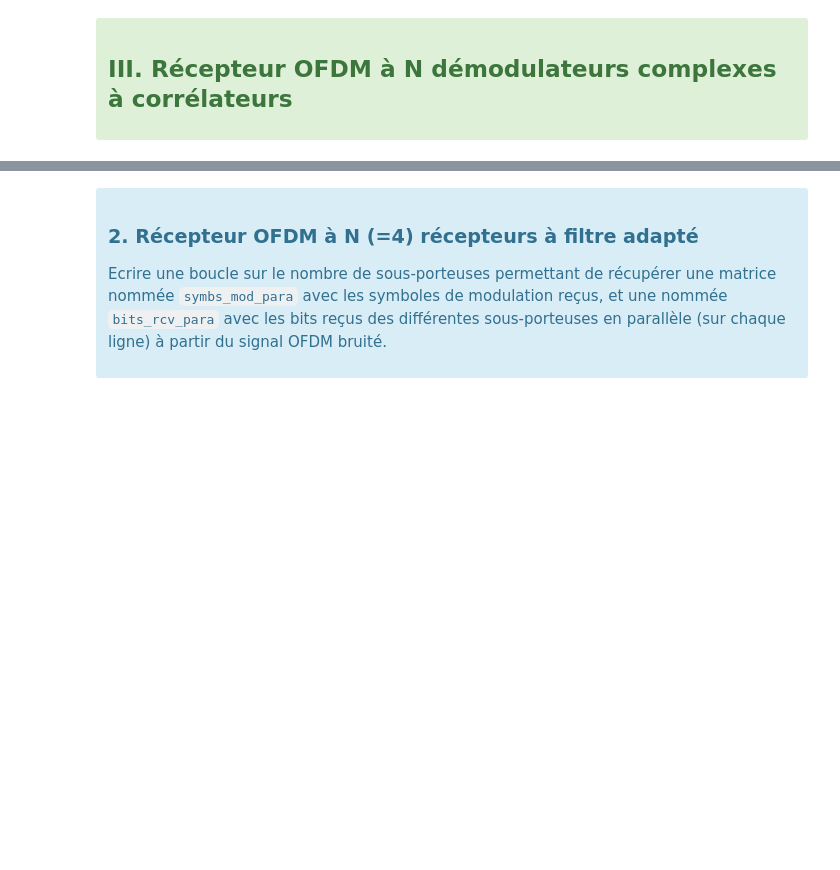
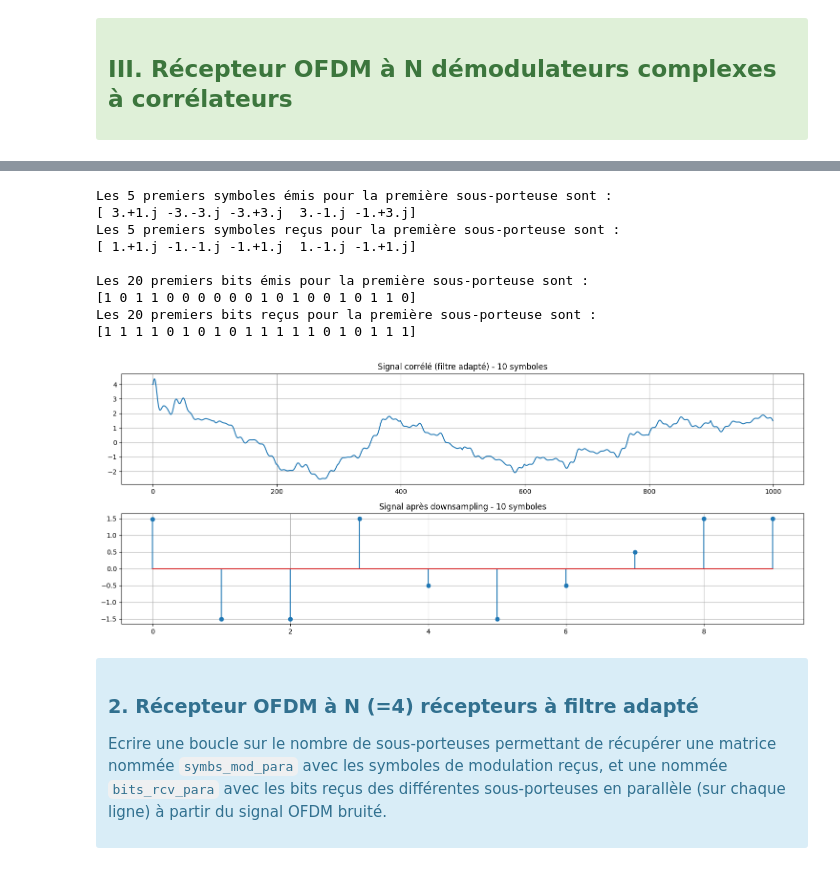
Before and after one commit to NergYR/RT4R02, a Jupyter notebook: TP2/TP 2 OFDM N modulateurs complexes v2 sujet.ipynb, the cells around one changed output, grey strips where cells are left out. Saved outputs shown, nothing was run; the diff lists cells and outputs as text; code cells hidden in the pictures; blank space fills up the shorter version.

```diff
--- a/TP2/TP 2 OFDM N modulateurs complexes v2 sujet.ipynb
+++ b/TP2/TP 2 OFDM N modulateurs complexes v2 sujet.ipynb
@@ -245,12 +333,14 @@ On prendra un 1 FFT sur 100 symboles OFDM (soit 10000 échantillons puisqu'on a
 </div>
 # %%
 nsymb_fft = 100
-nech_fft = nsymb_fft*upsampling
-f, DSP0 = Mesure.dsp_moy()
-f, DSP1 = Mesure.dsp_moy()
-f, DSP2 = Mesure.dsp_moy()
-f, DSP3 = Mesure.dsp_moy()
-f, DSPOFDM = Mesure.dsp_moy()
+nech_fft = nsymb_fft * upsampling
+# DSP moyenne pour chaque sous-porteuse (partie réelle du signal analytique de chaque sous-porteuse)
+f, DSP0 = Mesure.dsp_moy(np.real(signaux_analytique[0]), fe, nech_fft)
+f, DSP1 = Mesure.dsp_moy(np.real(signaux_analytique[1]), fe, nech_fft)
+f, DSP2 = Mesure.dsp_moy(np.real(signaux_analytique[2]), fe, nech_fft)
+f, DSP3 = Mesure.dsp_moy(np.real(signaux_analytique[3]), fe, nech_fft)
+# DSP moyenne du signal OFDM
+f, DSPOFDM = Mesure.dsp_moy(signal_ofdm, fe, nech_fft)
 # %%
 fig, ax = plt.subplots(5, 1, figsize = (15, 20))
 ax[0].plot(f,DSP0)
@@ -352,3 +434,54 @@ print(f'Les 20 premiers bits reçus pour la première sous-porteuse sont :\n{}')
+# %%
+# Corrélateur pour la première sous-porteuse (fp = f0)
+exp_corr = Ofdm.exp_comp(f0, te, len(signal_ofdm))
+signal_corr = signal_ofdm * np.conj(exp_corr)
+
+# Filtre adapté (moyenne glissante sur upsampling échantillons)
+signal_corr_mf = Ofdm.moy_glissante(signal_corr, upsampling)
+
+# Downsampling (échantillonnage à chaque symbole)
+signal_corr_ds = signal_corr_mf[upsampling-1::upsampling]
+
+# Détection (décision sur la constellation 16QAM)
+mapping_points = np.array(list(mapping_table.values()))
+symbs_rx = np.zeros(len(signal_corr_ds), dtype=complex)
+for n, val in enumerate(signal_corr_ds):
+    distances = np.abs(val - mapping_points)
+    symbs_rx[n] = mapping_points[np.argmin(distances)]
+
+# Démapping (conversion symboles -> bits)
+demap_dict = {v: k for k, v in mapping_table.items()}
+bits_rx = np.array([bit for symb in symbs_rx for bit in demap_dict[symb]])
+
+# Affichage des résultats
+print(f'Les 5 premiers symboles émis pour la première sous-porteuse sont :\n{symbs_mod_para[0, :5]}')
+print(f'Les 5 premiers symboles reçus pour la première sous-porteuse sont :\n{symbs_rx[:5]}\n')
+print(f'Les 20 premiers bits émis pour la première sous-porteuse sont :\n{symbs_num_para[:5,0,:].flatten()}')
+print(f'Les 20 premiers bits reçus pour la première sous-porteuse sont :\n{bits_rx[:20]}')
+
+# Affichage du signal avant et après downsampling sur 10 symboles
+plt.figure(figsize=(15,6))
+plt.subplot(2,1,1)
+plt.plot(np.real(signal_corr_mf[:10*upsampling]))
+plt.title('Signal corrélé (filtre adapté) - 10 symboles')
+plt.grid()
+plt.subplot(2,1,2)
+plt.stem(np.real(signal_corr_ds[:10]))
+plt.title('Signal après downsampling - 10 symboles')
+plt.grid()
+plt.tight_layout()
+plt.show()
+# %% [output]
+Les 5 premiers symboles émis pour la première sous-porteuse sont :
+[ 3.+1.j -3.-3.j -3.+3.j  3.-1.j -1.+3.j]
+Les 5 premiers symboles reçus pour la première sous-porteuse sont :
+[ 1.+1.j -1.-1.j -1.+1.j  1.-1.j -1.+1.j]
+
+Les 20 premiers bits émis pour la première sous-porteuse sont :
+[1 0 1 1 0 0 0 0 0 0 1 0 1 0 0 1 0 1 1 0]
+Les 20 premiers bits reçus pour la première sous-porteuse sont :
+[1 1 1 1 0 1 0 1 0 1 1 1 1 1 0 1 0 1 1 1]
+[figure, added]
 # %% [markdown]
 <div class="alert alert-block alert-info bilan">
 
```
Also changed, not shown: parts of 23 cells of this notebook, 2 other files.
